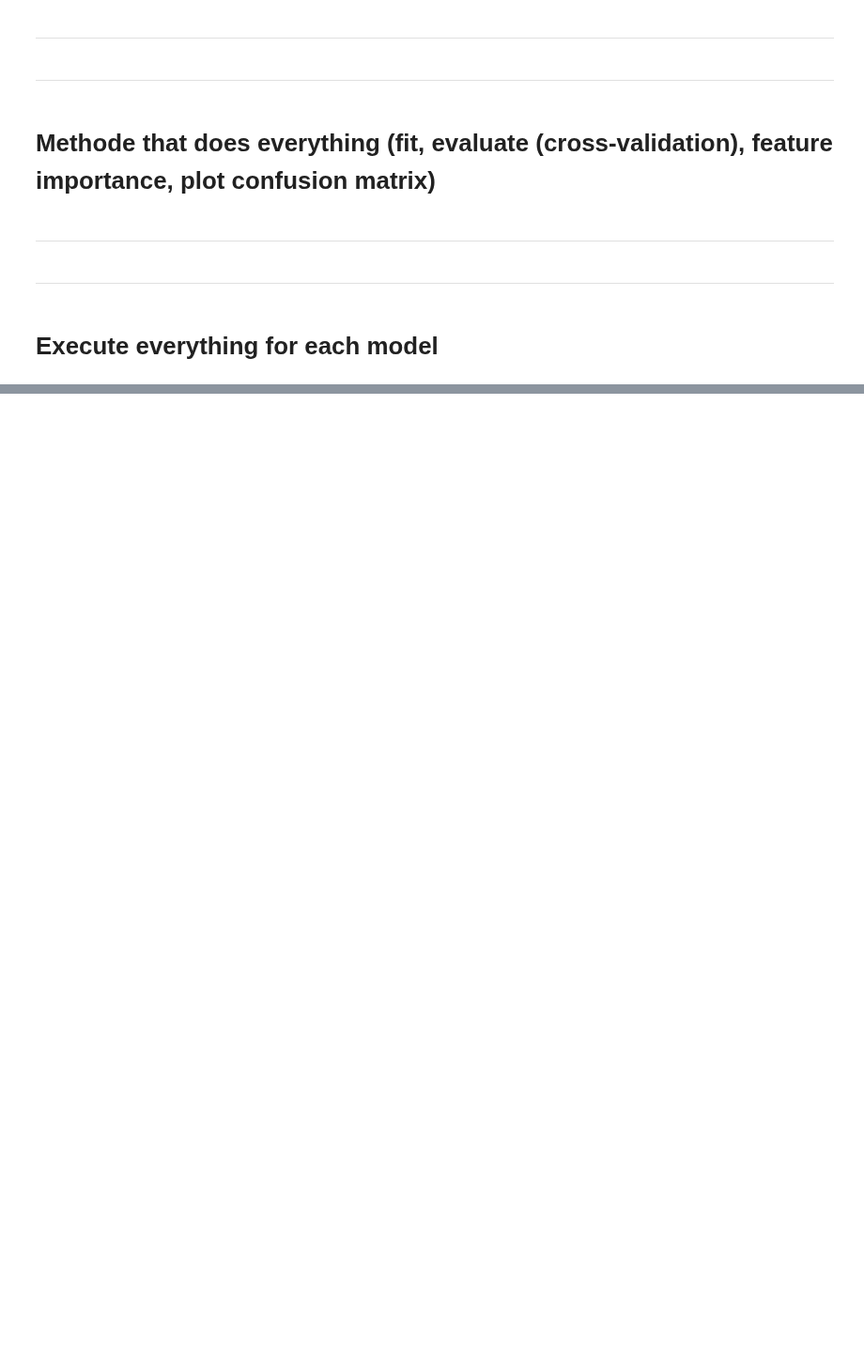
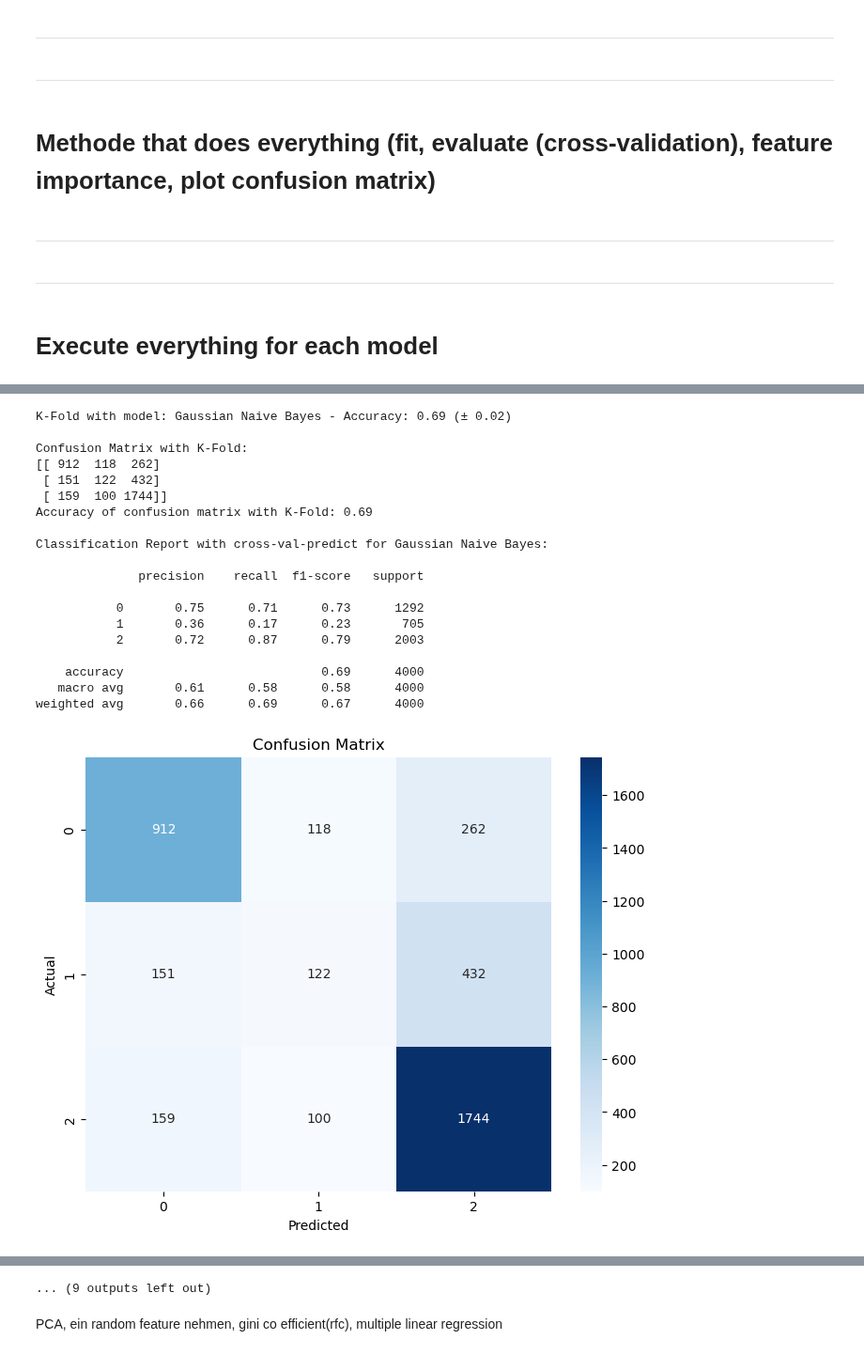
Before and after one commit to MarcoAigner/Machine-Learning-Practical, a Jupyter notebook: project_2/student_dropout.ipynb, the cells around one changed output, grey strips where cells are left out. Shown at 94% size. Saved outputs shown, nothing was run; the diff lists cells and outputs as text; code cells hidden in the pictures; blank space fills up the shorter version.

```diff
--- a/project_2/student_dropout.ipynb
+++ b/project_2/student_dropout.ipynb
@@ -403,9 +548,9 @@ def plot_confusion_matrix(cm, labels):
 # %% [markdown]
 # Methode to get feature importance
 # %%
-def analyze_feature_importance(model, X_train):
+def analyze_feature_importance(model, X):
     feature_importance = model.feature_importances_
-    feature_dict = dict(zip(X_train.columns, feature_importance))
+    feature_dict = dict(zip(X.columns, feature_importance))
 
     # Sort the dictionary by values in ascending order
     sorted_dict = dict(sorted(feature_dict.items(), key=lambda item: item[1], reverse=True))
@@ -420,16 +565,16 @@ def analyze_feature_importance(model, X_train):
 # %%
 from sklearn.model_selection import cross_val_score
 
-def train_and_evaluate_model(model, X_train, y_train, cv, labels):
+def train_and_evaluate_model(model, X, y, X_train, y_train, cv, labels):
     try:
         # Train the model
         train_model(model, X_train, y_train)
 
         # Perform K-fold cross-validation and get accuracy scores for each fold
-        cv_scores = cross_val_score(model, X_train.values, y_train.values, cv=cv, scoring='accuracy')
-        print(f"K-Fold with model: {model_name} - Accuracy: {np.mean(cv_scores):.4f} (± {np.std(cv_scores):.4f})")
+        cv_scores = cross_val_score(model, X.values, y.values, cv=cv, scoring='accuracy')
+        print(f"{fold_name} with model: {model_name} - Accuracy: {np.mean(cv_scores):.2f} (± {np.std(cv_scores):.2f})\n")
 
-        conf_mat = cross_validate_model(model, X_train, y_train, cv)
+        conf_mat = cross_validate_model(model, X, y, cv)
 
         if conf_mat is not None:
             # Plot confusion matrix using seaborn
@@ -437,7 +582,7 @@ def train_and_evaluate_model(model, X_train, y_train, cv, labels):
 
             # Check if the model has feature_importances_ attribute
             if hasattr(model, 'feature_importances_'):
-                analyze_feature_importance(model, X_train)
+                analyze_feature_importance(model, X)
             else:
                 print("Feature importance not available for this model." + "\n")
 
@@ -449,12 +594,3 @@ def train_and_evaluate_model(model, X_train, y_train, cv, labels):
 <hr>
 # %% [markdown]
 # Execute everything for each model
-# %%
-num_folds = 10
-
-# Create a KFold object
-kf = KFold(n_splits=num_folds, shuffle=True, random_state=42)
-
-# Loop through your models and call the train_and_evaluate_model method
-for model_name, model in models.items():
-    train_and_evaluate_model(model, X_train, y_train, kf, sorted(final_dataframe["target"].unique()))
@@ -537,0 +597,43 @@ weighted avg       0.74      0.76      0.75      3200
+# %%
+
+# Specify the number of folds for K-fold cross-validation
+num_folds = 10
+
+# Create KFold objects
+kf = KFold(n_splits=num_folds, shuffle=True, random_state=42)
+skf = StratifiedKFold(n_splits=num_folds)
+rkf = RepeatedKFold(n_splits=num_folds, n_repeats=2, random_state=42)
+
+TRAIN_FRACTION = 0.75
+train = pd.concat([final_dataframe[final_dataframe['target'] == 0].sample(frac=TRAIN_FRACTION), final_dataframe[final_dataframe['target'] == 1].sample(frac=TRAIN_FRACTION),final_dataframe[final_dataframe['target'] == 2].sample(frac=TRAIN_FRACTION)])
+test = final_dataframe.drop(train.index)
+X_train = test.drop(columns='target')
+y_train = test['target']
+#X_test = test.drop(columns='target')
+#y_test = test['target']
+
+# Loop through your models and call the train_and_evaluate_model method
+for model_name, model in models.items():
+    for fold_name, fold in folds.items():
+        train_and_evaluate_model(model, X, y, X_train, y_train, fold, sorted(final_dataframe["target"].unique()))
+# %% [output]
+K-Fold with model: Gaussian Naive Bayes - Accuracy: 0.69 (± 0.02)
+
+Confusion Matrix with K-Fold:
+[[ 912  118  262]
+ [ 151  122  432]
+ [ 159  100 1744]]
+Accuracy of confusion matrix with K-Fold: 0.69
+
+Classification Report with cross-val-predict for Gaussian Naive Bayes:
+
+              precision    recall  f1-score   support
+
+           0       0.75      0.71      0.73      1292
+           1       0.36      0.17      0.23       705
+           2       0.72      0.87      0.79      2003
+
+    accuracy                           0.69      4000
+   macro avg       0.61      0.58      0.58      4000
+weighted avg       0.66      0.69      0.67      4000
+[figure, added]
@@ -537,0 +730,3 @@ weighted avg       0.74      0.76      0.75      3200
+... (9 outputs left out)
+# %% [markdown]
+PCA, ein random feature nehmen, gini co efficient(rfc), multiple linear regression
```
Also changed, not shown: parts of 19 cells of this notebook.
